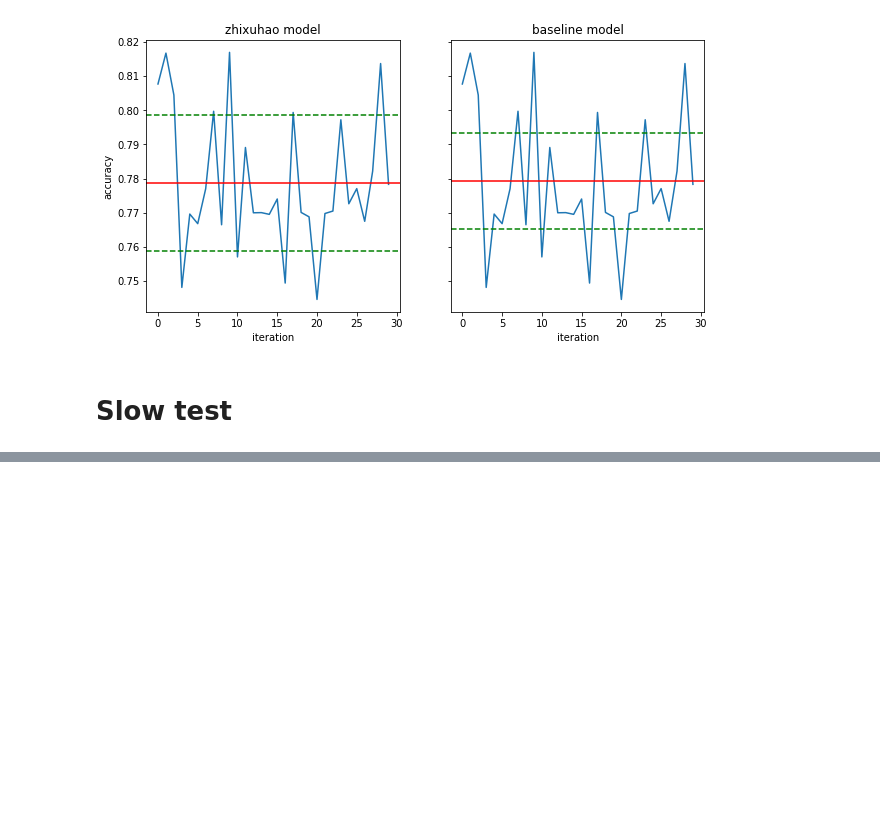
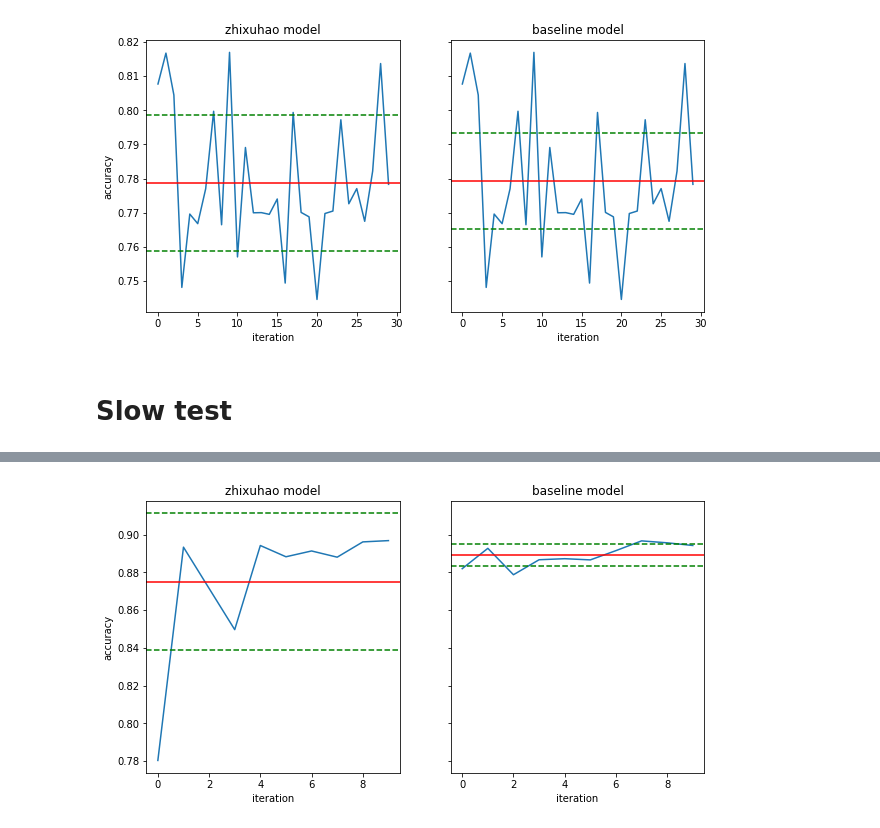
Before and after one commit to a-martyn/unet, a Jupyter notebook: model_comparison.ipynb, the cells around one changed output, grey strips where cells are left out. Drawn from its saved outputs; the diff is of its cells as text; code cells hidden in the pictures; blank space fills up the shorter version.

```diff
--- a/model_comparison.ipynb
+++ b/model_comparison.ipynb
@@ -147,0 +148,30 @@ Epoch 1/1
+# %%
+def stats(df):
+    mean = df['acc'].mean()
+    upper = mean + df['acc'].std()
+    lower = mean - df['acc'].std()
+    return mean, upper, lower
+
+df_zhixuhao_slow = hists2df(hists_zhixuhao_slow)
+df_baseline_slow = hists2df(hists_baseline_slow)
+
+f, (ax1, ax2) = plt.subplots(1, 2, sharey=True, figsize=(10, 5))
+
+mean, upper, lower = stats(df_zhixuhao_slow)
+ax1.set_title('zhixuhao model')
+ax1.plot(list(df_zhixuhao_slow.index), list(df_zhixuhao_slow['acc']))
+ax1.axhline(y=mean, color='r')
+ax1.axhline(y=upper, linestyle='--', color='g')
+ax1.axhline(y=lower, linestyle='--', color='g')
+ax1.set_xlabel('iteration')
+ax1.set_ylabel('accuracy')
+
+mean, upper, lower = stats(df_baseline_slow)
+ax2.set_title('baseline model')
+ax2.plot(list(df_baseline_slow.index), list(df_baseline_slow['acc']))
+ax2.axhline(y=mean, color='r')
+ax2.axhline(y=upper, linestyle='--', color='g')
+ax2.axhline(y=lower, linestyle='--', color='g')
+ax2.set_xlabel('iteration');
+# %% [output]
+[figure, added]
```
Also changed, not shown: parts of 1 cell of this notebook, 1 other file.
